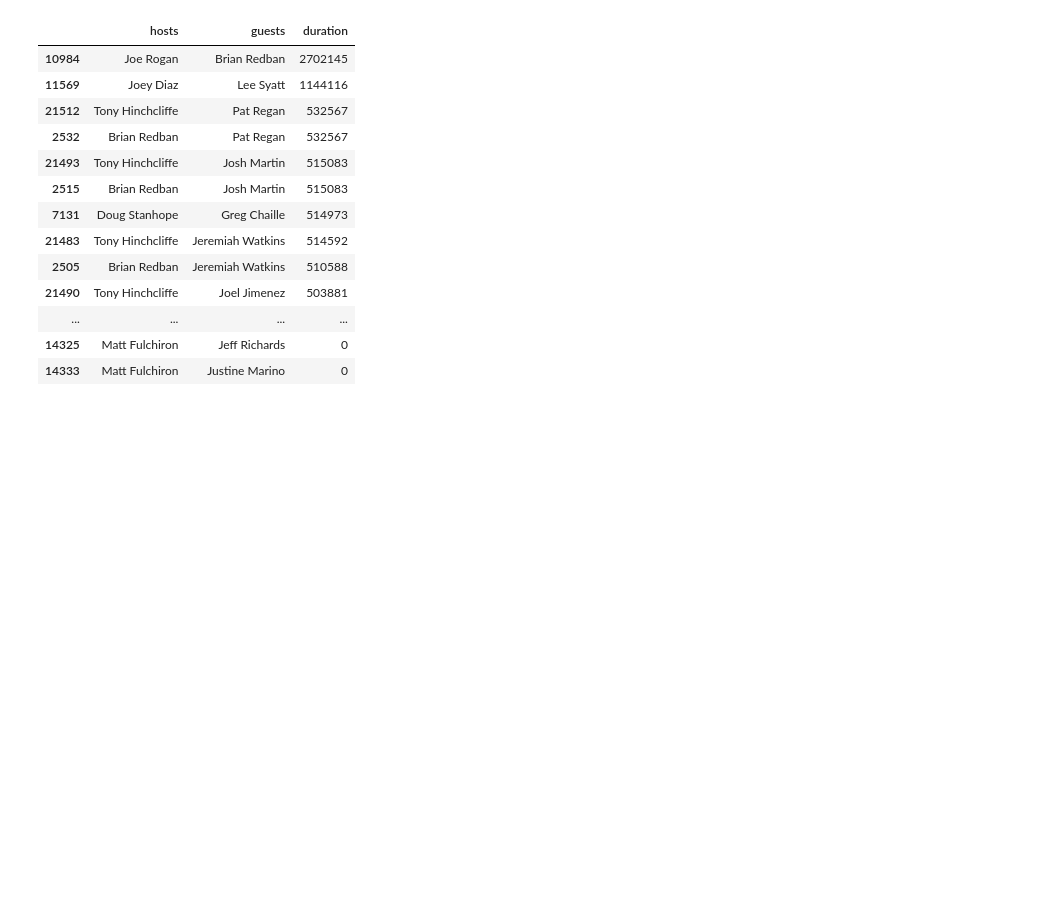
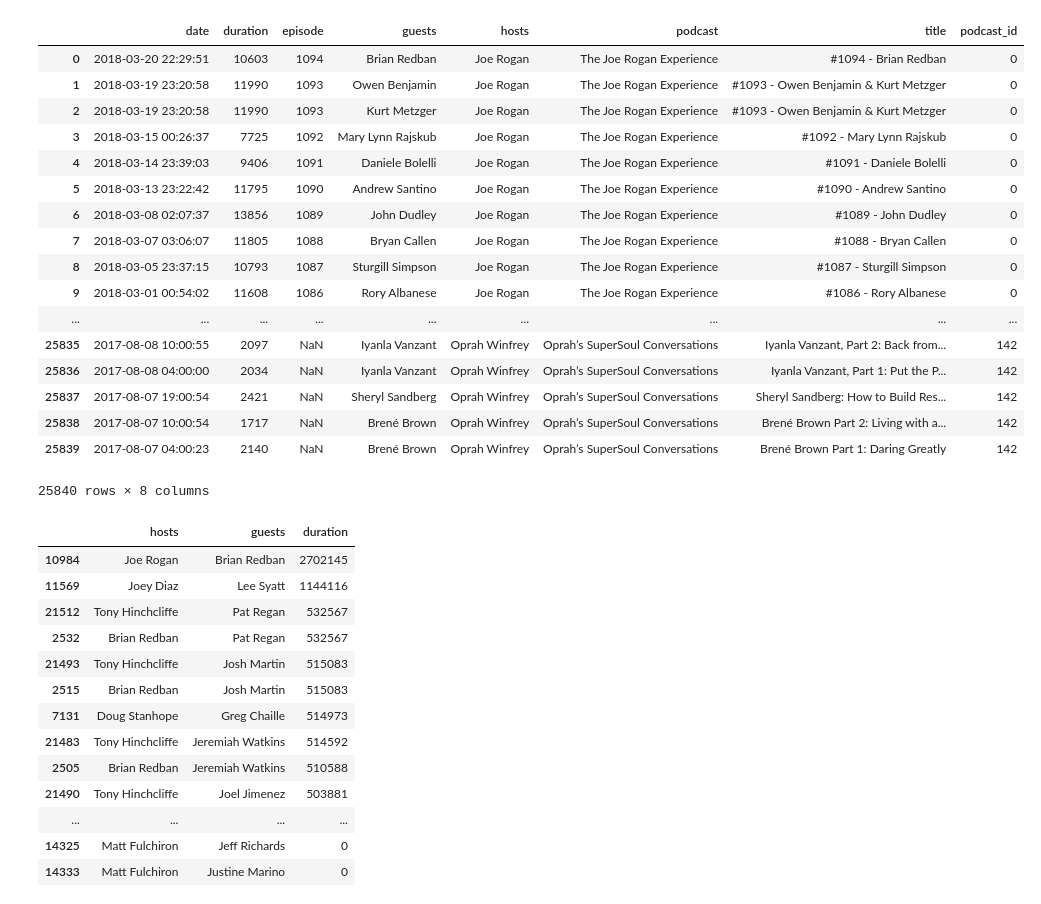
Before and after one commit to brooksjaredc/podcast_network_analysis, a Jupyter notebook: analyzing_functions/network_functions.ipynb, the cells around one changed output. Drawn from its saved outputs; the diff is of its cells as text; code cells hidden in the pictures; blank space fills up the shorter version.

```diff
--- a/analyzing_functions/network_functions.ipynb
+++ b/analyzing_functions/network_functions.ipynb
@@ -25,15 +25,35 @@ def splitDataFrameList(df,target_column,separator):
 # %%
 df = pd.read_csv('../reading_and_cleaning/cleaned_podcasts.csv', sep='\t', index_col=0)
 podcast_info = pd.read_csv('../reading_and_cleaning/meta_podcast_info.csv', sep='\t', index_col=0)
-df = df.replace(r'', np.nan, regex=True)
-df = df[pd.notnull(df['guests'])]
-split_hosts = splitDataFrameList(df, 'hosts', ', ')
+# df = df.replace(r'', np.nan, regex=True)
+# df = df[pd.notnull(df['guests'])]
+# split_hosts = splitDataFrameList(df, 'hosts', ', ')
 
-for index, row in split_hosts.iterrows():
-    if(row['hosts'] == row['guests']):
-        split_hosts.drop(index=index, inplace=True)
+# for index, row in split_hosts.iterrows():
+#     if(row['hosts'] == row['guests']):
+#         split_hosts.drop(index=index, inplace=True)
 
 G1 = nx.from_pandas_dataframe(split_hosts, 'guests', 'hosts', edge_attr=['date', 'duration', 'podcast'], create_using=nx.MultiDiGraph())
+df
+# %% [output]
+|  | date | duration | episode | guests | hosts | podcast | title | podcast_id |
+| 0 | 2018-03-20 22:29:51 | 10603 | 1094 | Brian Redban | Joe Rogan | The Joe Rogan Experience | #1094 - Brian Redban | 0 |
+| 1 | 2018-03-19 23:20:58 | 11990 | 1093 | Owen Benjamin | Joe Rogan | The Joe Rogan Experience | #1093 - Owen Benjamin & Kurt Metzger | 0 |
+| 2 | 2018-03-19 23:20:58 | 11990 | 1093 | Kurt Metzger | Joe Rogan | The Joe Rogan Experience | #1093 - Owen Benjamin & Kurt Metzger | 0 |
+| 3 | 2018-03-15 00:26:37 | 7725 | 1092 | Mary Lynn Rajskub | Joe Rogan | The Joe Rogan Experience | #1092 - Mary Lynn Rajskub | 0 |
+| 4 | 2018-03-14 23:39:03 | 9406 | 1091 | Daniele Bolelli | Joe Rogan | The Joe Rogan Experience | #1091 - Daniele Bolelli | 0 |
+| 5 | 2018-03-13 23:22:42 | 11795 | 1090 | Andrew Santino | Joe Rogan | The Joe Rogan Experience | #1090 - Andrew Santino | 0 |
+| 6 | 2018-03-08 02:07:37 | 13856 | 1089 | John Dudley | Joe Rogan | The Joe Rogan Experience | #1089 - John Dudley | 0 |
+| 7 | 2018-03-07 03:06:07 | 11805 | 1088 | Bryan Callen | Joe Rogan | The Joe Rogan Experience | #1088 - Bryan Callen | 0 |
+| 8 | 2018-03-05 23:37:15 | 10793 | 1087 | Sturgill Simpson | Joe Rogan | The Joe Rogan Experience | #1087 - Sturgill Simpson | 0 |
+| 9 | 2018-03-01 00:54:02 | 11608 | 1086 | Rory Albanese | Joe Rogan | The Joe Rogan Experience | #1086 - Rory Albanese | 0 |
+| ... | ... | ... | ... | ... | ... | ... | ... | ... |
+| 25835 | 2017-08-08 10:00:55 | 2097 | NaN | Iyanla Vanzant | Oprah Winfrey | Oprah’s SuperSoul Conversations | Iyanla Vanzant, Part 2: Back from... | 142 |
+| 25836 | 2017-08-08 04:00:00 | 2034 | NaN | Iyanla Vanzant | Oprah Winfrey | Oprah’s SuperSoul Conversations | Iyanla Vanzant, Part 1: Put the P... | 142 |
+| 25837 | 2017-08-07 19:00:54 | 2421 | NaN | Sheryl Sandberg | Oprah Winfrey | Oprah’s SuperSoul Conversations | Sheryl Sandberg: How to Build Res... | 142 |
+| 25838 | 2017-08-07 10:00:54 | 1717 | NaN | Brené Brown | Oprah Winfrey | Oprah’s SuperSoul Conversations | Brené Brown Part 2: Living with a... | 142 |
+| 25839 | 2017-08-07 04:00:23 | 2140 | NaN | Brené Brown | Oprah Winfrey | Oprah’s SuperSoul Conversations | Brené Brown Part 1: Daring Greatly | 142 |
+25840 rows × 8 columns
 # %%
 len(G1.edges())
 # %%
```
Also changed, not shown: parts of 22 cells of this notebook, 38 other files.
